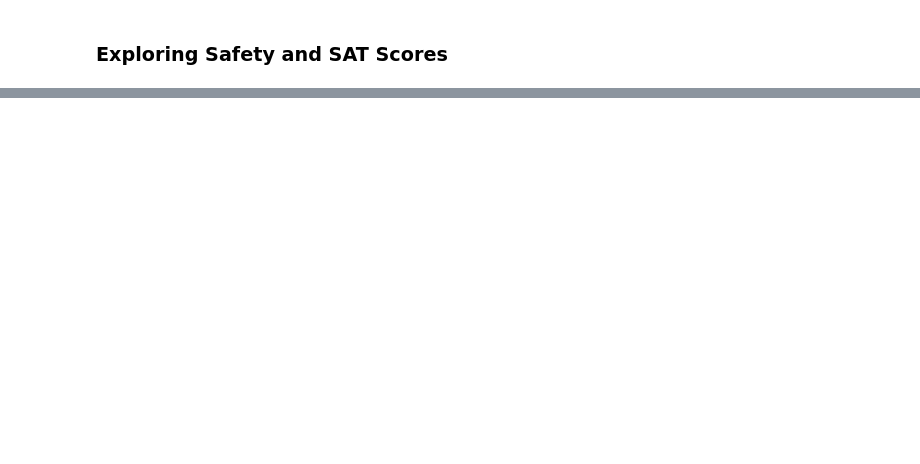
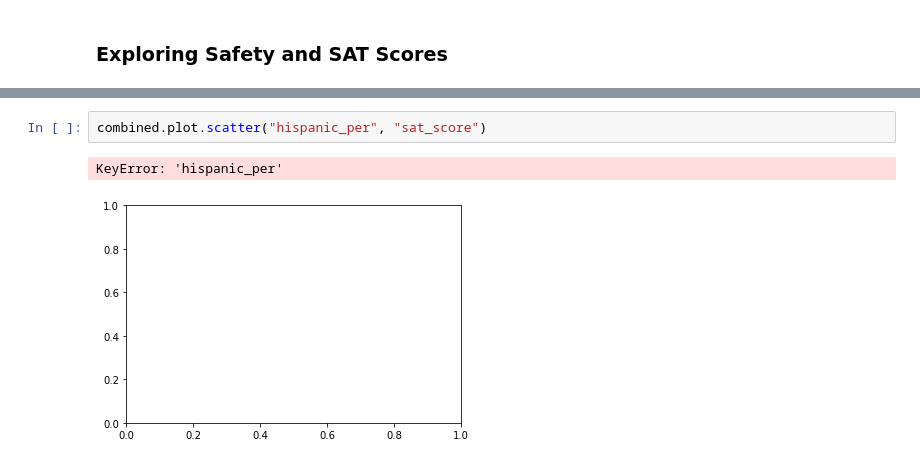
Before and after one commit to tapasig/Data-Science-topics, a Jupyter notebook: Projects/Analyzing NYC High School Data/Analyzing_NYC_High_School_Data.ipynb, the cells around one changed output, grey strips where cells are left out. Drawn from its saved outputs; the diff is of its cells as text; blank space fills up the shorter version.

```diff
--- a/Projects/Analyzing NYC High School Data/Analyzing_NYC_High_School_Data.ipynb
+++ b/Projects/Analyzing NYC High School Data/Analyzing_NYC_High_School_Data.ipynb
@@ -423,0 +539,5 @@ combined.corr()["sat_score"][["white_per", "asian_per", "black_per", "hispanic_p
+# %%
+combined.plot.scatter("hispanic_per", "sat_score")
+# %% [output]
+KeyError: 'hispanic_per'
+[figure, added]
```
Also changed, not shown: parts of 18 cells of this notebook.
